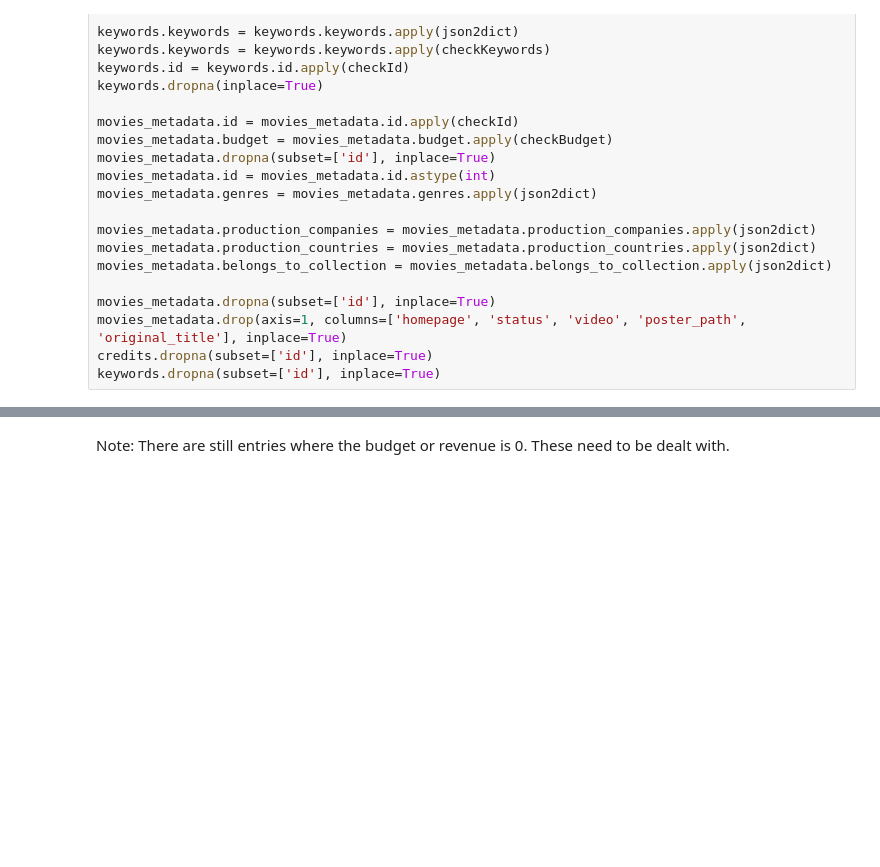
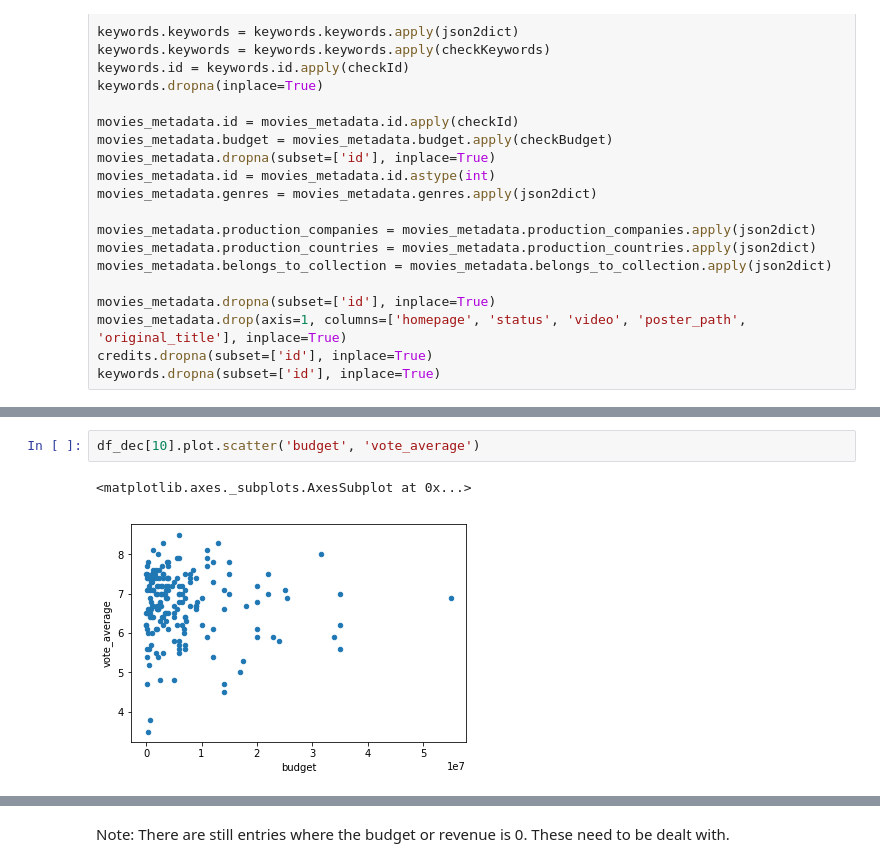
Before and after one commit to shreyas23/MovieBudgetAnalysis, a Jupyter notebook: eda.ipynb, the cells around one changed output, grey strips where cells are left out. Drawn from its saved outputs; the diff is of its cells as text; blank space fills up the shorter version.

```diff
--- a/eda.ipynb
+++ b/eda.ipynb
@@ -129,0 +188,5 @@ df.describe()
+# %%
+df_dec[10].plot.scatter('budget', 'vote_average')
+# %% [output]
+<matplotlib.axes._subplots.AxesSubplot at 0x...>
+[figure, added]
```
Also changed, not shown: parts of 41 cells of this notebook.
